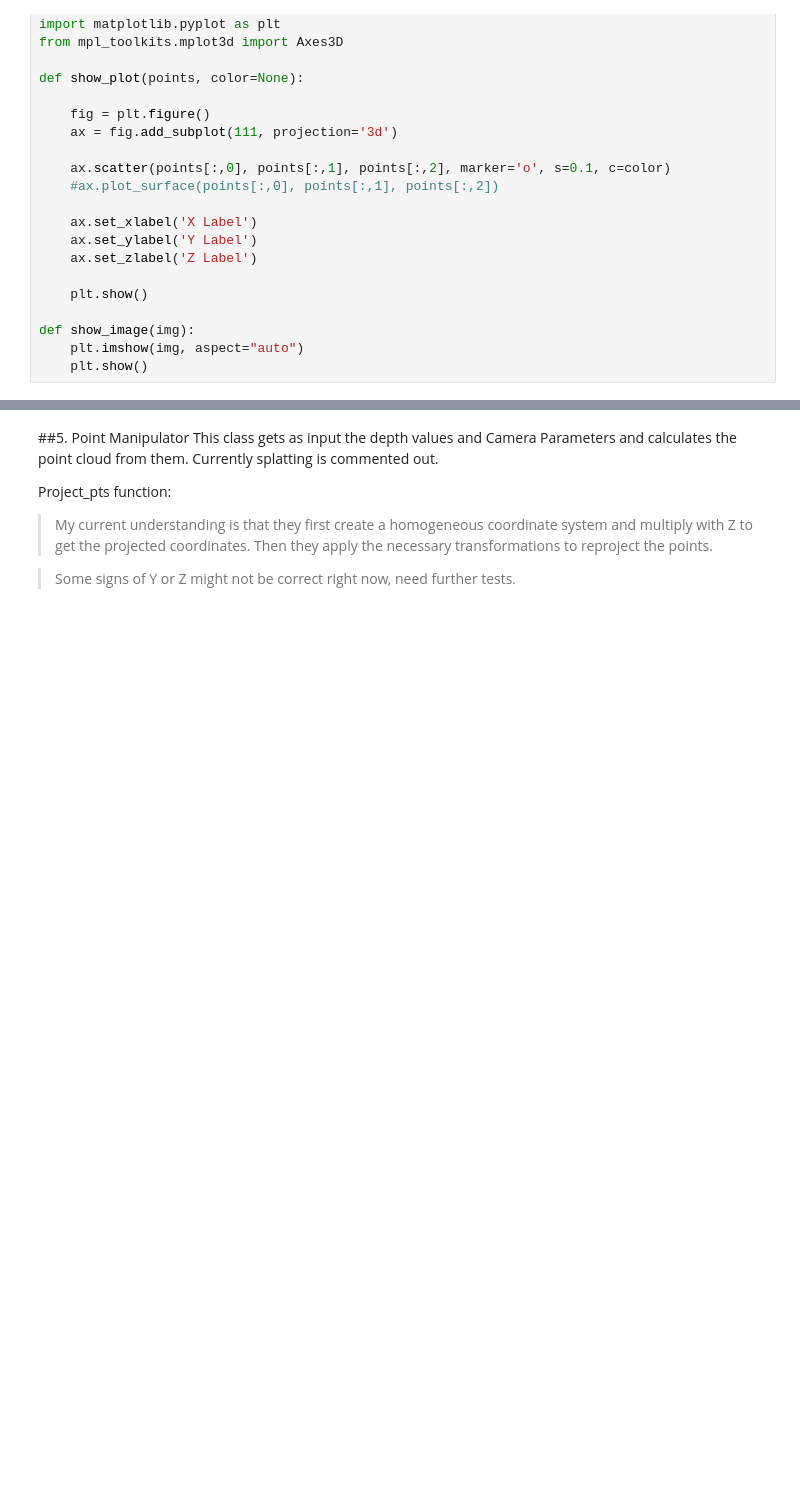
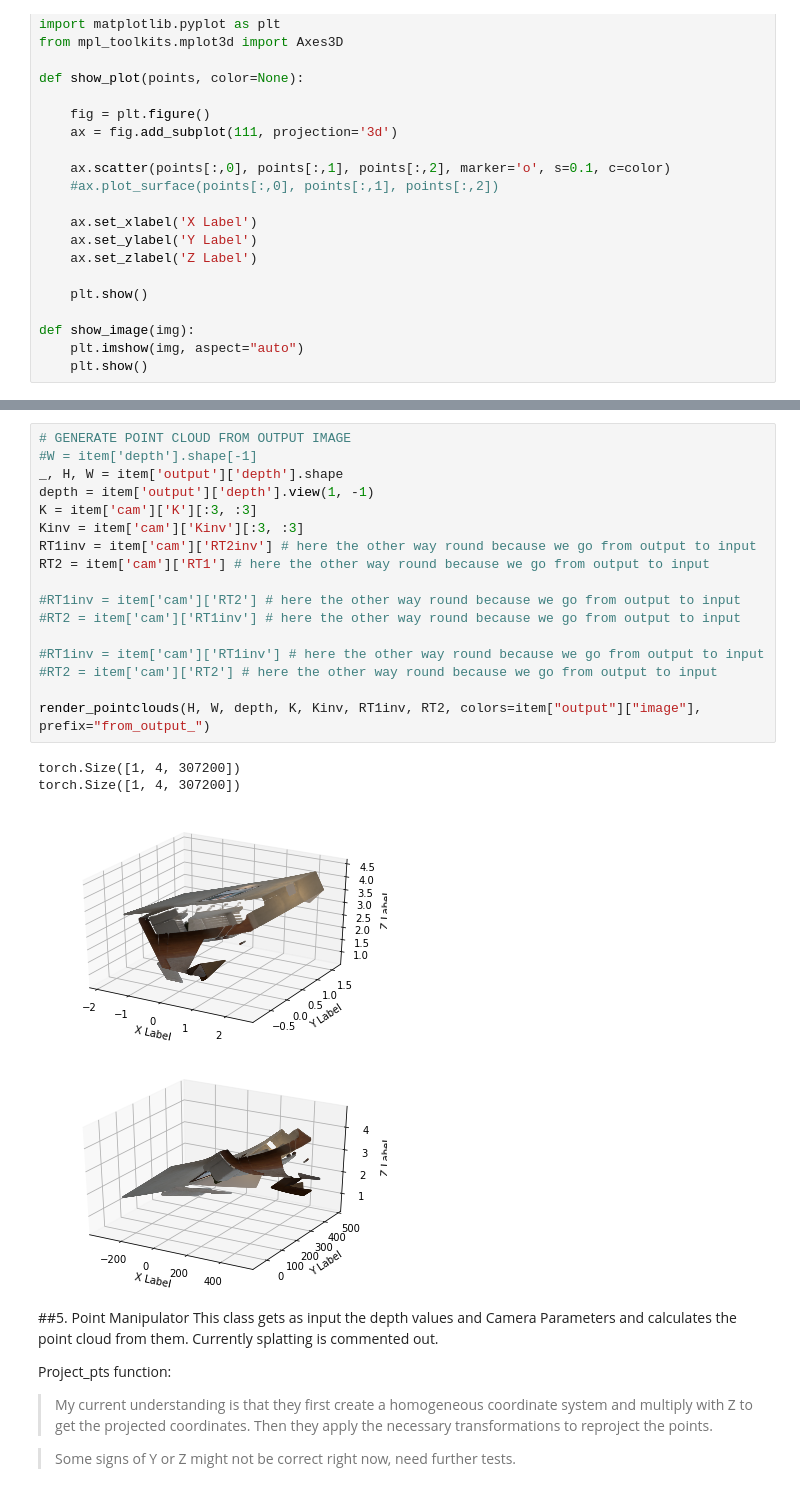
Before and after one commit to lukasHoel/novel-view-synthesis, a Jupyter notebook: notebooks/Point_Manipulation.ipynb, the cells around one changed output, grey strips where cells are left out. Cells and saved outputs as stored; diff of their text form; blank space fills up the shorter version.

```diff
--- a/notebooks/Point_Manipulation.ipynb
+++ b/notebooks/Point_Manipulation.ipynb
@@ -299,3 +381,25 @@ True
+# %%
+# GENERATE POINT CLOUD FROM OUTPUT IMAGE
+#W = item['depth'].shape[-1]
+_, H, W = item['output']['depth'].shape
+depth = item['output']['depth'].view(1, -1)
+K = item['cam']['K'][:3, :3]
+Kinv = item['cam']['Kinv'][:3, :3]
+RT1inv = item['cam']['RT2inv'] # here the other way round because we go from output to input
+RT2 = item['cam']['RT1'] # here the other way round because we go from output to input
+
+#RT1inv = item['cam']['RT2'] # here the other way round because we go from output to input
+#RT2 = item['cam']['RT1inv'] # here the other way round because we go from output to input
+
+#RT1inv = item['cam']['RT1inv'] # here the other way round because we go from output to input
+#RT2 = item['cam']['RT2'] # here the other way round because we go from output to input
+
+render_pointclouds(H, W, depth, K, Kinv, RT1inv, RT2, colors=item["output"]["image"], prefix="from_output_")
+# %% [output]
+torch.Size([1, 4, 307200])
+torch.Size([1, 4, 307200])
+[figure, added]
+[figure, added]
 # %% [markdown]
 ##5. Point Manipulator
 This class gets as input the depth values and Camera Parameters and calculates the point cloud from them. Currently splatting is commented out.
```
Also changed, not shown: parts of 5 cells of this notebook.
